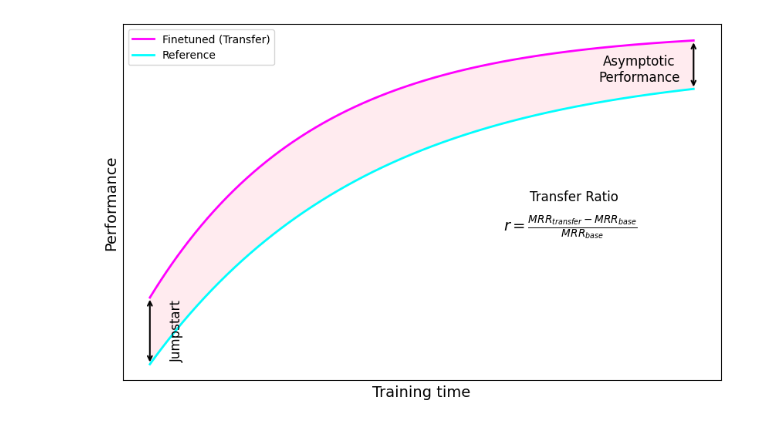
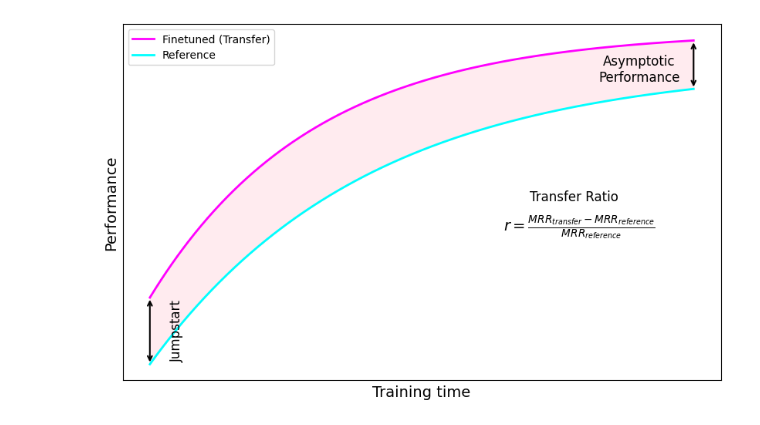
Before and after one commit to tmandelz/link-prediction-in-graphs, a Jupyter notebook: assets/transfer_metrics_graphic.ipynb, the cells around one changed output. Drawn from its saved outputs; the diff is of its cells as text; code cells hidden in the pictures.

Commit message:
transfer metrics visualisation

```diff
--- a/assets/transfer_metrics_graphic.ipynb
+++ b/assets/transfer_metrics_graphic.ipynb
@@ -23,32 +23,33 @@ plt.fill_between(x, base_performance, transfer_performance, where=(transfer_perf
                  interpolate=True, color='pink', alpha=0.3)
 
 # Add arrow for jumpstart
 plt.annotate('',
              xy=(0, transfer_performance[0]), xytext=(0, base_performance[0]),
              arrowprops=dict(arrowstyle="<->", color='black', linewidth=1.5))
 plt.text(0.5, 0.1, 'Jumpstart', fontsize=12, ha='center', va='center', rotation=90)
 
 # Add arrow for asymptotic performance
 plt.annotate('',
              xy=(10, transfer_performance[-1]), xytext=(10, base_performance[-1]),
              arrowprops=dict(arrowstyle="<->", color='black', linewidth=1.5))
 plt.text(9, 0.85, 'Asymptotic\nPerformance', fontsize=12, ha='center')
 
 # Add formula for transfer ratio with an arrow between text and shaded area
 plt.text(7.8, 0.49, 'Transfer Ratio', fontsize=12, color='black', ha='center')
-plt.annotate(r'$r = \frac{MRR_{transfer} - MRR_{base}}{MRR_{base}}$',
+plt.annotate(r'$r = \frac{MRR_{transfer} - MRR_{reference}}{MRR_{reference}}$',
              xy=(5, 0.6), xycoords='data',
              xytext=(6.5, 0.4), textcoords='data',
              fontsize=14, color='black')
 
 # Labels
 plt.xlabel('Training time', fontsize=14)
 plt.ylabel('Performance', fontsize=14)
 plt.legend()
 plt.gca().set_xticks([])
 plt.gca().set_yticks([])
+plt.savefig("transfer_learning_metrics.pdf", format='pdf',dpi=5000,bbox_inches='tight')
 
 # Show the plot
 plt.show()
 # %% [output]
-[figure, old version]
+[figure, new version]
```
